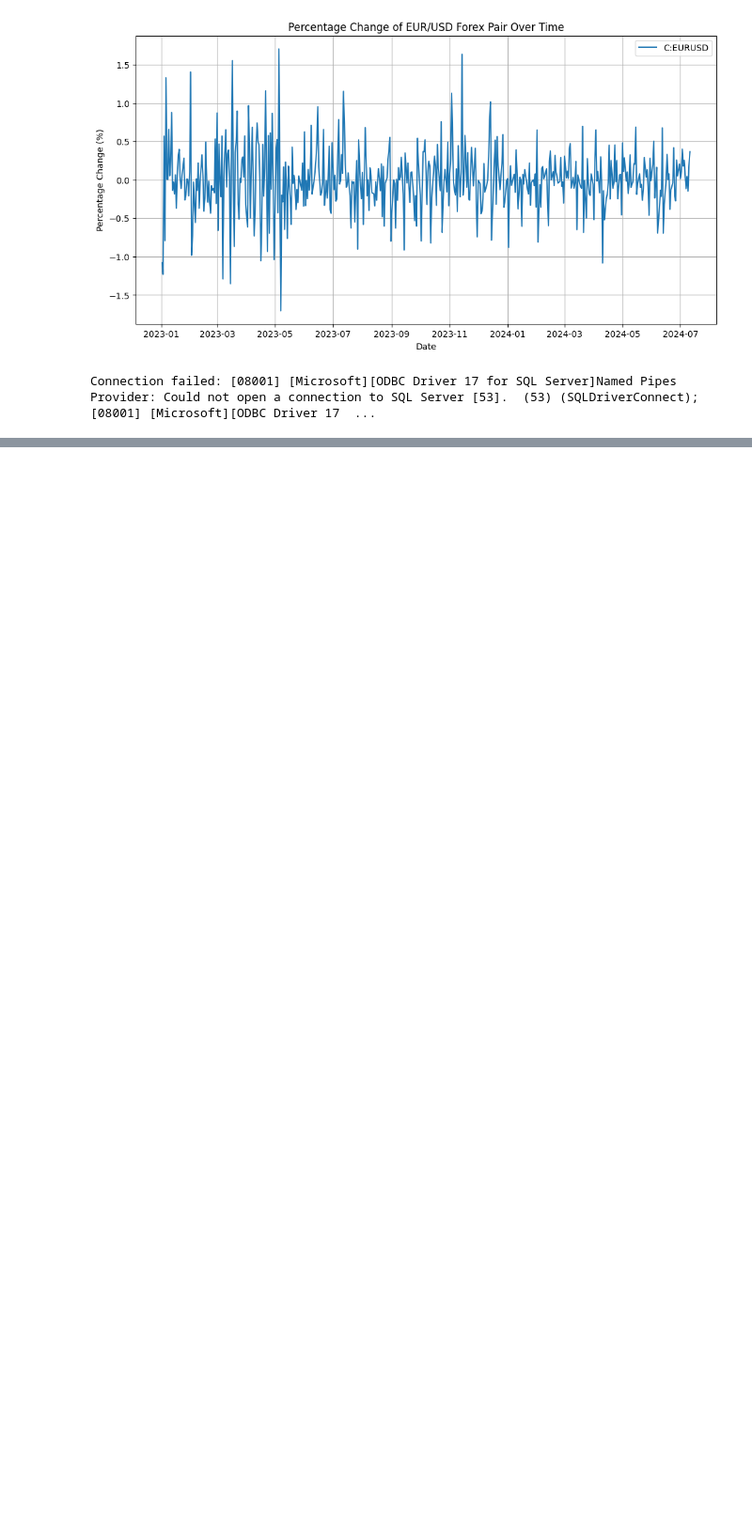
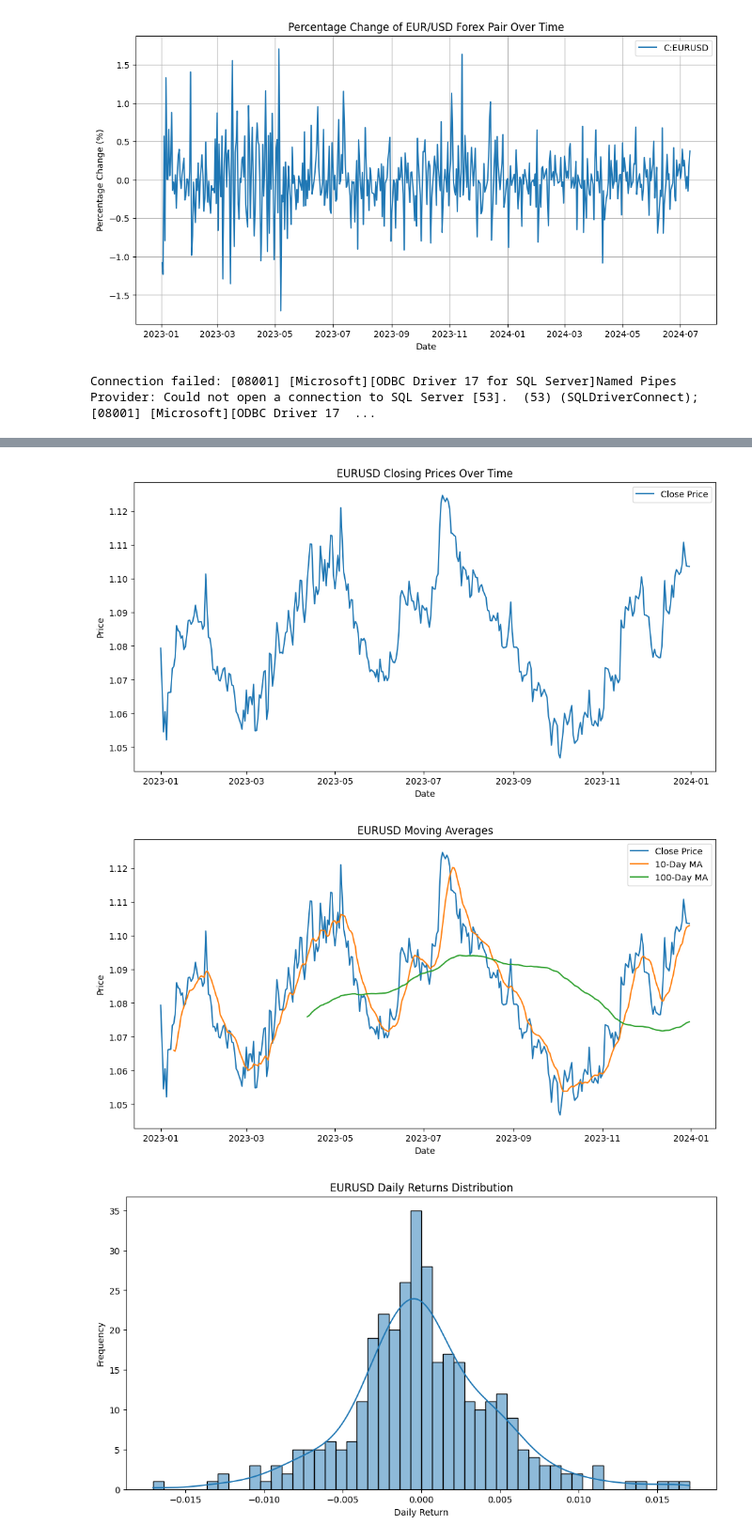
Before and after one commit to jmd4173/SkillStorm-Work, a Jupyter notebook: Project1/Project1-Python.ipynb, the cells around one changed output, grey strips where cells are left out. Shown at 94% size. Saved outputs shown, nothing was run; the diff lists cells and outputs as text; code cells hidden in the pictures; blank space fills up the shorter version.

```diff
--- a/Project1/Project1-Python.ipynb
+++ b/Project1/Project1-Python.ipynb
@@ -354,0 +392,70 @@ Connection failed: [08001] [Microsoft][ODBC Driver 17 for SQL Server]Named Pipes
+# %%
+# Function to process Forex data
+def process_forex_data(data, symbol):
+    df = pd.DataFrame(data['results'])
+    df['t'] = pd.to_datetime(df['t'], unit='ms').dt.date
+    df.rename(columns={'t': 'Date', 'o': 'Open', 'h': 'High', 'l': 'Low', 'c': 'Close', 'v': 'Volume'}, inplace=True)
+    df['Symbol'] = symbol
+    return df
+
+# Function to calculate additional metrics for Forex data
+def calculate_additional_metrics(df):
+    df['ATR'] = calculate_atr(df)
+    df['RSI'] = calculate_rsi(df)
+    macd_line, signal_line, _ = calculate_macd(df)
+    df['MACD'] = macd_line - signal_line
+    return df
+# %%
+# Fetch, process, and validate data for the Forex pair
+forex_data = fetch_data(f'C:{forex_pair}', multiplier, timespan, from_date, to_date)
+if forex_data:
+    forex_df = process_forex_data(forex_data, forex_pair)
+    forex_df = clean_data(forex_df)
+    forex_df = transform_data(forex_df)
+    forex_df = validate_data(forex_df)
+    forex_df = calculate_additional_metrics(forex_df)
+    forex_metrics, forex_df = calculate_metrics(forex_df)
+    all_data[forex_pair] = {'data': forex_df, 'metrics': forex_metrics}
+
+# Display the metrics for each asset including Forex
+for symbol, content in all_data.items():
+    print(f"Metrics for {symbol}:")
+    for metric, value in content['metrics'].items():
+        print(f"{metric}: {value}")
+    print("\n")
+
+# Example visualizations for Forex
+plot_closing_prices(all_data[forex_pair]['data'], forex_pair)
+plot_moving_averages(all_data[forex_pair]['data'], forex_pair)
+plot_daily_returns(all_data[forex_pair]['data'], forex_pair)
+plot_cumulative_returns(all_data[forex_pair]['data'], forex_pair)
+
+# Plot ATR, RSI, and MACD for Forex
+def plot_additional_metrics(data, symbol):
+    plt.figure(figsize=(12, 8))
+
+    plt.subplot(3, 1, 1)
+    plt.plot(data.index, data['ATR'], label='ATR')
+    plt.title(f'{symbol} Additional Metrics')
+    plt.ylabel('ATR')
+    plt.grid(True)
+    plt.legend()
+
+    plt.subplot(3, 1, 2)
+    plt.plot(data.index, data['RSI'], label='RSI', color='orange')
+    plt.ylabel('RSI')
+    plt.grid(True)
+    plt.legend()
+
+    plt.subplot(3, 1, 3)
+    plt.plot(data.index, data['MACD'], label='MACD', color='green')
+    plt.ylabel('MACD')
+    plt.grid(True)
+    plt.legend()
+
+    plt.xlabel('Date')
+    plt.tight_layout()
+    plt.show()
+
+plot_additional_metrics(all_data[forex_pair]['data'], forex_pair)
+# %% [output]
@@ -354,0 +479,3 @@ Connection failed: [08001] [Microsoft][ODBC Driver 17 for SQL Server]Named Pipes
+[figure, added]
+[figure, added]
+[figure, added]
```
Also changed, not shown: parts of 7 cells of this notebook.
